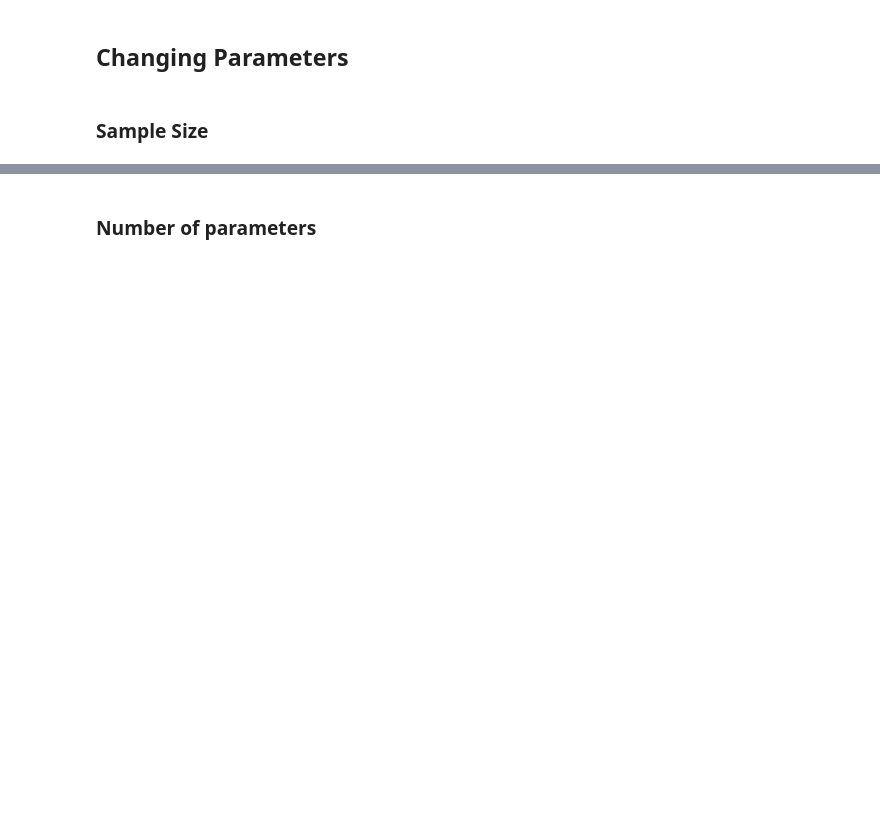
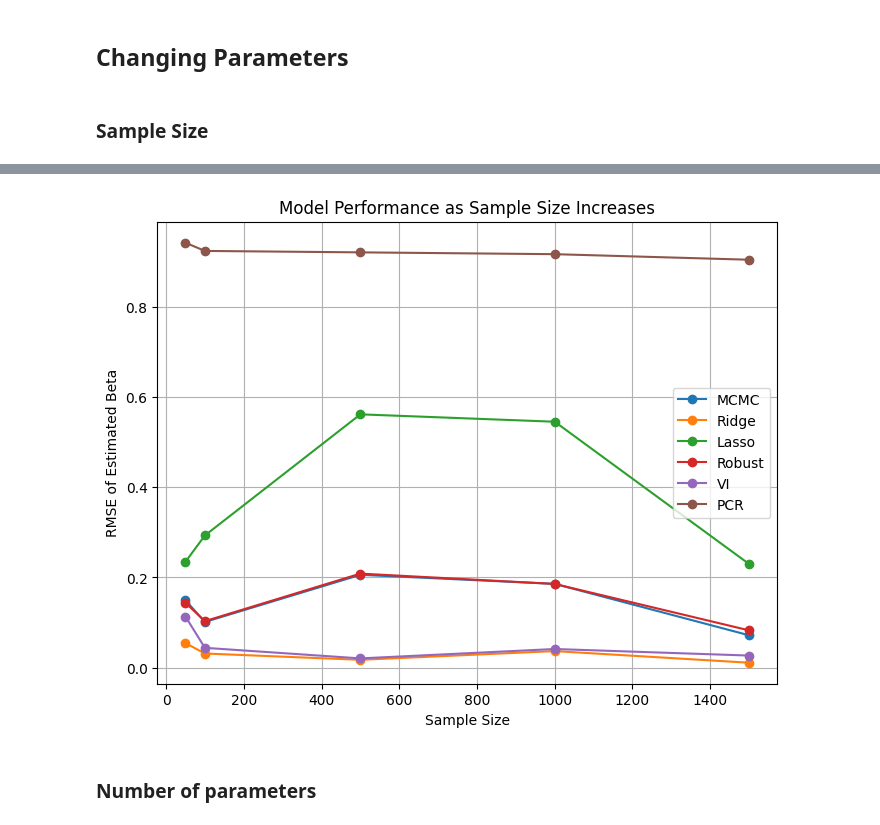
Before and after one commit to javmencia/STA410, a Jupyter notebook: 410FinalProject.ipynb, the cells around one changed output, grey strips where cells are left out. Saved outputs shown, nothing was run; the diff lists cells and outputs as text; code cells hidden in the pictures; blank space fills up the shorter version.

```diff
--- a/410FinalProject.ipynb
+++ b/410FinalProject.ipynb
@@ -53,13 +60,14 @@ Running Bayesian Variational Inference...
 # %%
 # Define sample sizes to test
 sample_sizes = [50, 100, 500, 1000, 1500]
-rmse_results = {"MCMC": [], "Ridge": [], "Robust": [], "VI": [], "PCR" : [], "ICR": []}
+rmse_results = {"MCMC": [], "Ridge": [], "Lasso": [], "Robust": [], "VI": [], "PCR" : [], "ICR": []}
 
 for n in sample_sizes:
     print(f"Running models for sample size: {n}")
-    rmse_mcmc, rmse_ridge, rmse_robust, rmse_vi, rmse_pcr, rmse_icr = fourtenmodule.run_models_and_evaluate(n)
+    rmse_mcmc, rmse_ridge, rmse_lasso, rmse_robust, rmse_vi, rmse_pcr, rmse_icr = fourtenmodule.run_models_and_evaluate(n = n)
     rmse_results["MCMC"].append(rmse_mcmc)
     rmse_results["Ridge"].append(rmse_ridge)
+    rmse_results["Lasso"].append(rmse_lasso)
     rmse_results["Robust"].append(rmse_robust)
     rmse_results["VI"].append(rmse_vi)
     rmse_results["PCR"].append(rmse_pcr)
@@ -112,3 +111,18 @@ Python(87367) MallocStackLogging: can't turn off malloc stack logging because it
+# %%
+plt.figure(figsize=(8, 6))
+
+for model, rmse in rmse_results.items():
+    if model != "ICR":
+        plt.plot(sample_sizes, rmse, marker='o', label=model)
+
+plt.xlabel("Sample Size")
+plt.ylabel("RMSE of Estimated Beta")
+plt.title("Model Performance as Sample Size Increases")
+plt.legend()
+plt.grid()
+plt.show()
+# %% [output]
+[figure, added]
 # %% [markdown]
 ### Number of parameters
 # %%
```
Also changed, not shown: parts of 15 cells of this notebook.
